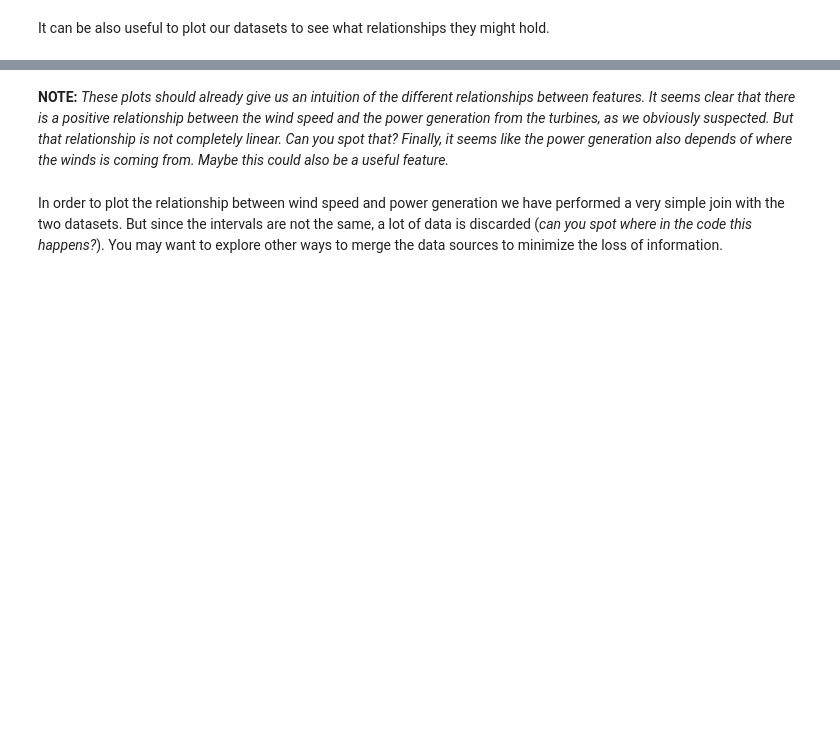
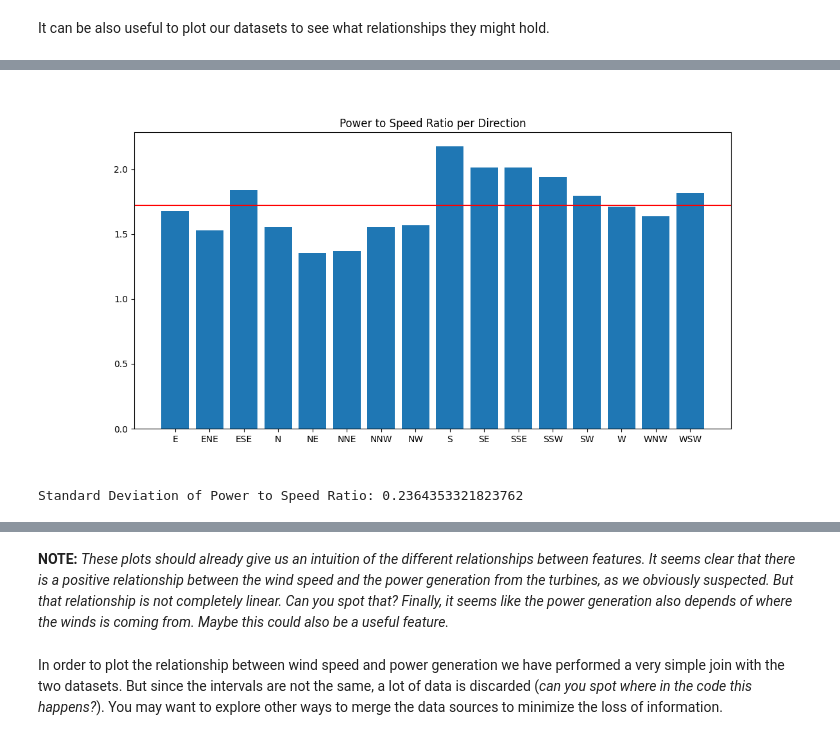
Before and after one commit to PLtier/Wind_Prediction_LSDA, a Jupyter notebook: notebooks/Assignment_1-Tutorial.ipynb, the cells around one changed output, grey strips where cells are left out. Drawn from its saved outputs; the diff is of its cells as text; code cells hidden in the pictures; blank space fills up the shorter version.

```diff
--- a/notebooks/Assignment_1-Tutorial.ipynb
+++ b/notebooks/Assignment_1-Tutorial.ipynb
@@ -308,3 +97,18 @@ joined_dfs.head()
+# %%
+# Create a difference plot
+plt.figure(figsize=(12, 6))
+y = wind_grouped_by_direction.Total / wind_grouped_by_direction.Speed
+plt.bar(wind_grouped_by_direction.Direction, y)
+# Plot horizontal line, a mean of y
+plt.axhline(y.mean(), color="r", linestyle="-")
+plt.title("Power to Speed Ratio per Direction")
+plt.show()
+
+# Print standard deviation of y
+print("Standard Deviation of Power to Speed Ratio:", y.std())
+# %% [output]
+[figure, added]
+Standard Deviation of Power to Speed Ratio: 0.2364353321823762
 # %%
 # I'm not sure how to interpret this plot honestly. Saying that:
 # constant = wind_grouped_by_direction.Total / wind_grouped_by_direction.Speed helps anything, I'm not sure.
```
Also changed, not shown: parts of 133 cells of this notebook, 2 other files.
